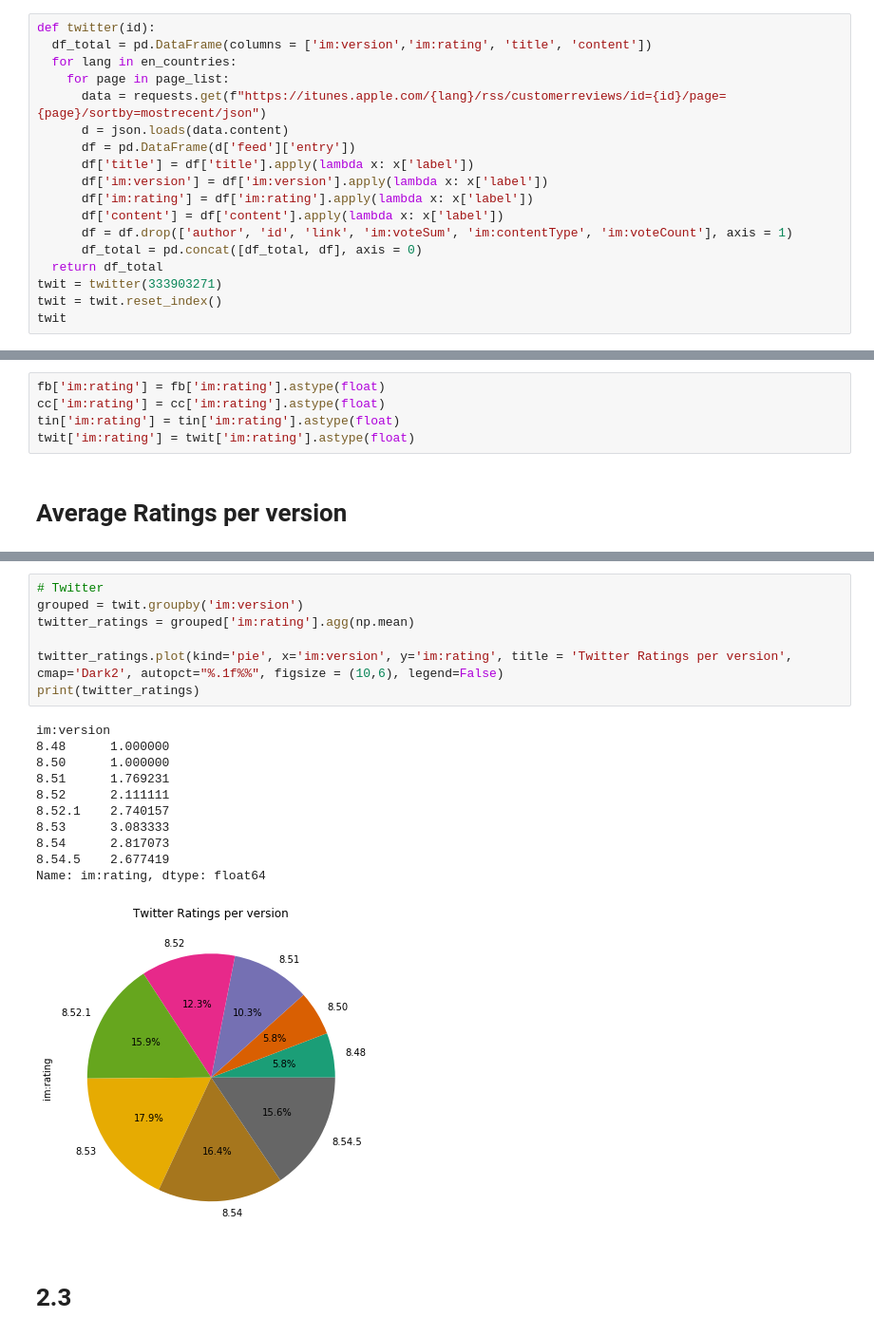
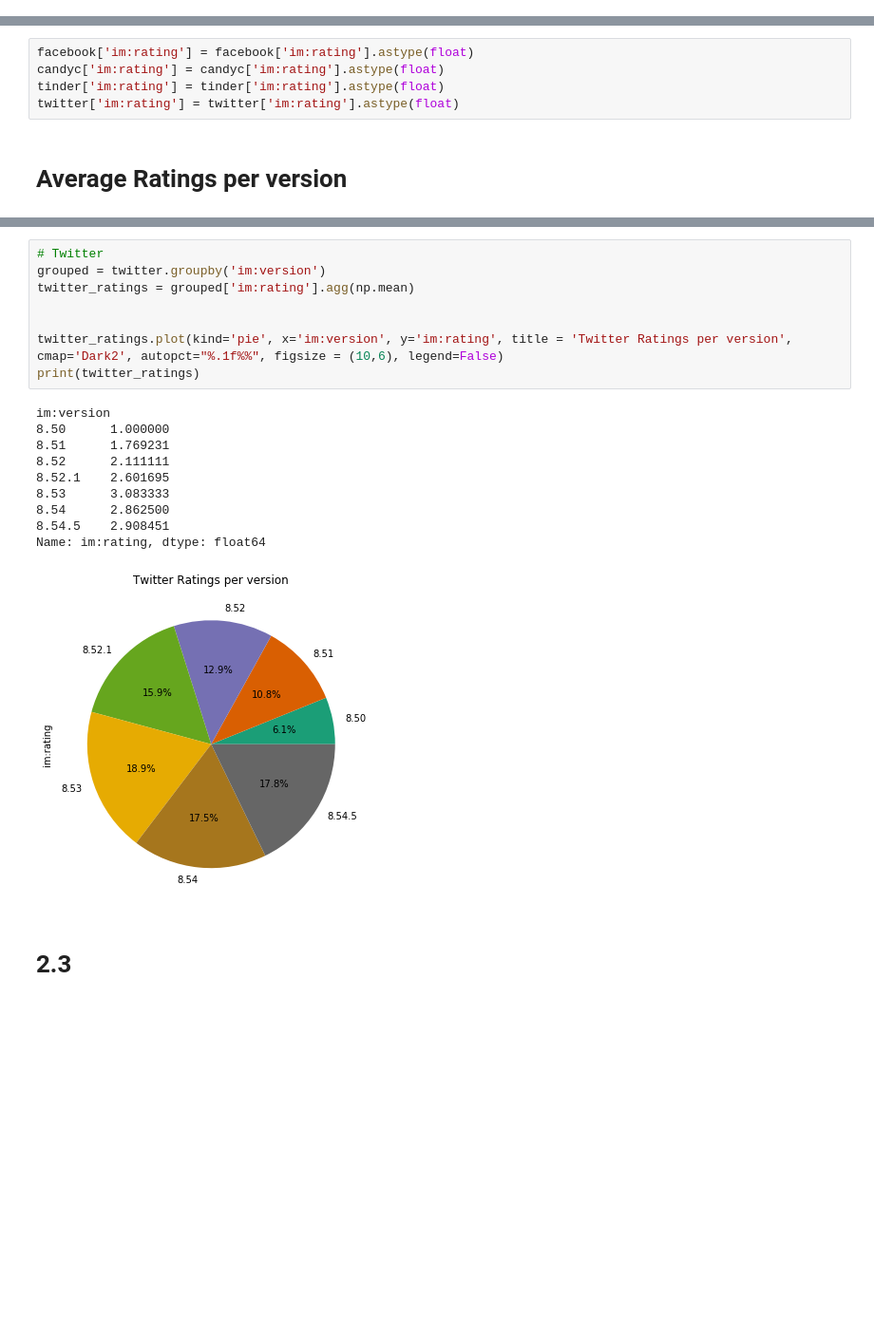
Before and after one commit to cb-ds-1/4-5-web-data, a Jupyter notebook: workshop.ipynb, the cells around one changed output, grey strips where cells are left out. Shown at 95% size. Saved outputs shown, nothing was run; the diff lists cells and outputs as text; blank space fills up the shorter version.

```diff
--- a/workshop.ipynb
+++ b/workshop.ipynb
@@ -237,18 +159,0 @@ tin
-# %%
-def twitter(id):
-  df_total = pd.DataFrame(columns = ['im:version','im:rating', 'title', 'content'])
-  for lang in en_countries:
-    for page in page_list:
-      data = requests.get(f"https://itunes.apple.com/{lang}/rss/customerreviews/id={id}/page={page}/sortby=mostrecent/json")
-      d = json.loads(data.content)
-      df = pd.DataFrame(d['feed']['entry'])
-      df['title'] = df['title'].apply(lambda x: x['label'])
-      df['im:version'] = df['im:version'].apply(lambda x: x['label'])
-      df['im:rating'] = df['im:rating'].apply(lambda x: x['label'])
-      df['content'] = df['content'].apply(lambda x: x['label'])
-      df = df.drop(['author', 'id', 'link', 'im:voteSum', 'im:contentType', 'im:voteCount'], axis = 1)
-      df_total = pd.concat([df_total, df], axis = 0)
-  return df_total
-twit = twitter(333903271)
-twit = twit.reset_index()
-twit
@@ -271,8 +179,8 @@ twit
 # %%
-fb['im:rating'] = fb['im:rating'].astype(float)
-cc['im:rating'] = cc['im:rating'].astype(float)
-tin['im:rating'] = tin['im:rating'].astype(float)
-twit['im:rating'] = twit['im:rating'].astype(float)
+facebook['im:rating'] = facebook['im:rating'].astype(float)
+candyc['im:rating'] = candyc['im:rating'].astype(float)
+tinder['im:rating'] = tinder['im:rating'].astype(float)
+twitter['im:rating'] = twitter['im:rating'].astype(float)
 # %% [markdown]
 # Average Ratings per version
 # %%
@@ -336,23 +244,23 @@ Name: im:rating, dtype: float64
 # %%
 # Twitter
-grouped = twit.groupby('im:version')
+grouped = twitter.groupby('im:version')
 twitter_ratings = grouped['im:rating'].agg(np.mean)
+
 
 twitter_ratings.plot(kind='pie', x='im:version', y='im:rating', title = 'Twitter Ratings per version',
 cmap='Dark2', autopct="%.1f%%", figsize = (10,6), legend=False)
 print(twitter_ratings)
 # %% [output]
 im:version
-8.48      1.000000
 8.50      1.000000
 8.51      1.769231
 8.52      2.111111
-8.52.1    2.740157
+8.52.1    2.601695
 8.53      3.083333
-8.54      2.817073
-8.54.5    2.677419
+8.54      2.862500
+8.54.5    2.908451
 Name: im:rating, dtype: float64
-[figure, old version]
+[figure, new version]
 # %% [markdown]
 # 2.3
 # %%
```
Also changed, not shown: parts of 25 cells of this notebook.
